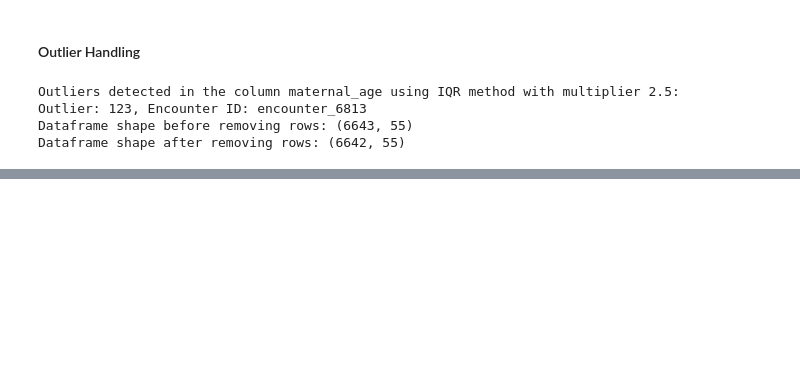
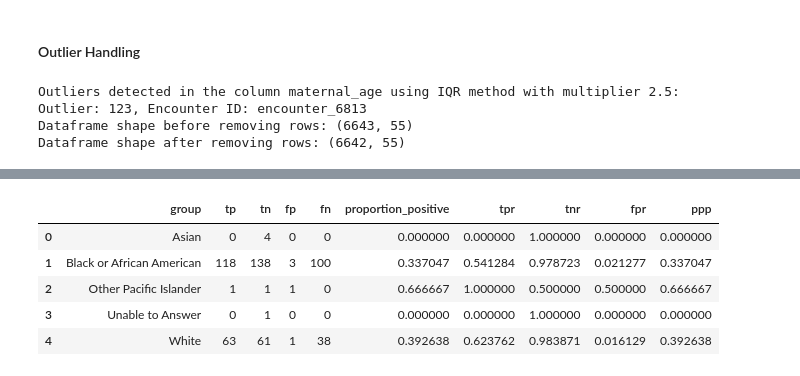
Before and after one commit to healthineerRuchi/adlm-fairlabs-competition, a Jupyter notebook: notebooks/preprocess.ipynb, the cells around one changed output, grey strips where cells are left out. Cells and saved outputs as stored; diff of their text form; code cells hidden in the pictures; blank space fills up the shorter version.

```diff
--- a/notebooks/preprocess.ipynb
+++ b/notebooks/preprocess.ipynb
@@ -78,0 +228,42 @@ Dataframe shape after removing rows: (6642, 55)
+# %%
+def calculate_fairness_metrics(df, sensitive_column, truth_col='uds_positive', predicted_col='cps_reported'):
+    # Initialize an empty dictionary to store the results
+    result_dict = {'group': [], 'tp': [], 'tn': [], 'fp': [], 'fn': [], 'proportion_positive': [], 'tpr': [], 'tnr': [], 'fpr': [], 'ppp': []}
+
+    # Group the DataFrame by the sensitive column
+    grouped = df.groupby(sensitive_column)
+
+    # Calculate metrics for each group
+    for group, data in grouped:
+        tp = sum((data[truth_col] == 1) & (data[predicted_col] == 1))
+        tn = sum((data[truth_col] == 0) & (data[predicted_col] == 0))
+        fp = sum((data[truth_col] == 0) & (data[predicted_col] == 1))
+        fn = sum((data[truth_col] == 1) & (data[predicted_col] == 0))
+
+        total = len(data)
+        proportion_positive = data[predicted_col].mean()
+        tpr = tp / (tp + fn) if (tp + fn) > 0 else 0
+        tnr = tn / (tn + fp) if (tn + fp) > 0 else 0
+        fpr = fp / (fp + tn) if (fp + tn) > 0 else 0
+        ### predicted as positive
+        ppp = (tp+fp)/(tp+fp+tn+fn)
+
+        # Append metrics to the result dictionary
+        result_dict['group'].append(group)
+        result_dict['tp'].append(tp)
+        result_dict['tn'].append(tn)
+        result_dict['fp'].append(fp)
+        result_dict['fn'].append(fn)
+        result_dict['proportion_positive'].append(proportion_positive)
+        result_dict['tpr'].append(tpr)
+        result_dict['tnr'].append(tnr)
+        result_dict['fpr'].append(fpr)
+        result_dict['ppp'].append(ppp)
+
+    # Convert the dictionary to a DataFrame
+    result_df = pd.DataFrame(result_dict)
+
+    return result_df
+
+result_df_before = calculate_fairness_metrics(df=before_df, sensitive_column='maternal_race')
+result_df_after = calculate_fairness_metrics(df=after_df, sensitive_column='maternal_race')
@@ -78,0 +277,9 @@ Dataframe shape after removing rows: (6642, 55)
+# %%
+result_df_before
+# %% [output]
+|  | group | tp | tn | fp | fn | proportion_positive | tpr | tnr | fpr | ppp |
+| 0 | Asian | 0 | 4 | 0 | 0 | 0.000000 | 0.000000 | 1.000000 | 0.000000 | 0.000000 |
+| 1 | Black or African American | 118 | 138 | 3 | 100 | 0.337047 | 0.541284 | 0.978723 | 0.021277 | 0.337047 |
+| 2 | Other Pacific Islander | 1 | 1 | 1 | 0 | 0.666667 | 1.000000 | 0.500000 | 0.500000 | 0.666667 |
+| 3 | Unable to Answer | 0 | 1 | 0 | 0 | 0.000000 | 0.000000 | 1.000000 | 0.000000 | 0.000000 |
+| 4 | White | 63 | 61 | 1 | 38 | 0.392638 | 0.623762 | 0.983871 | 0.016129 | 0.392638 |
```
Also changed, not shown: parts of 23 cells of this notebook.
